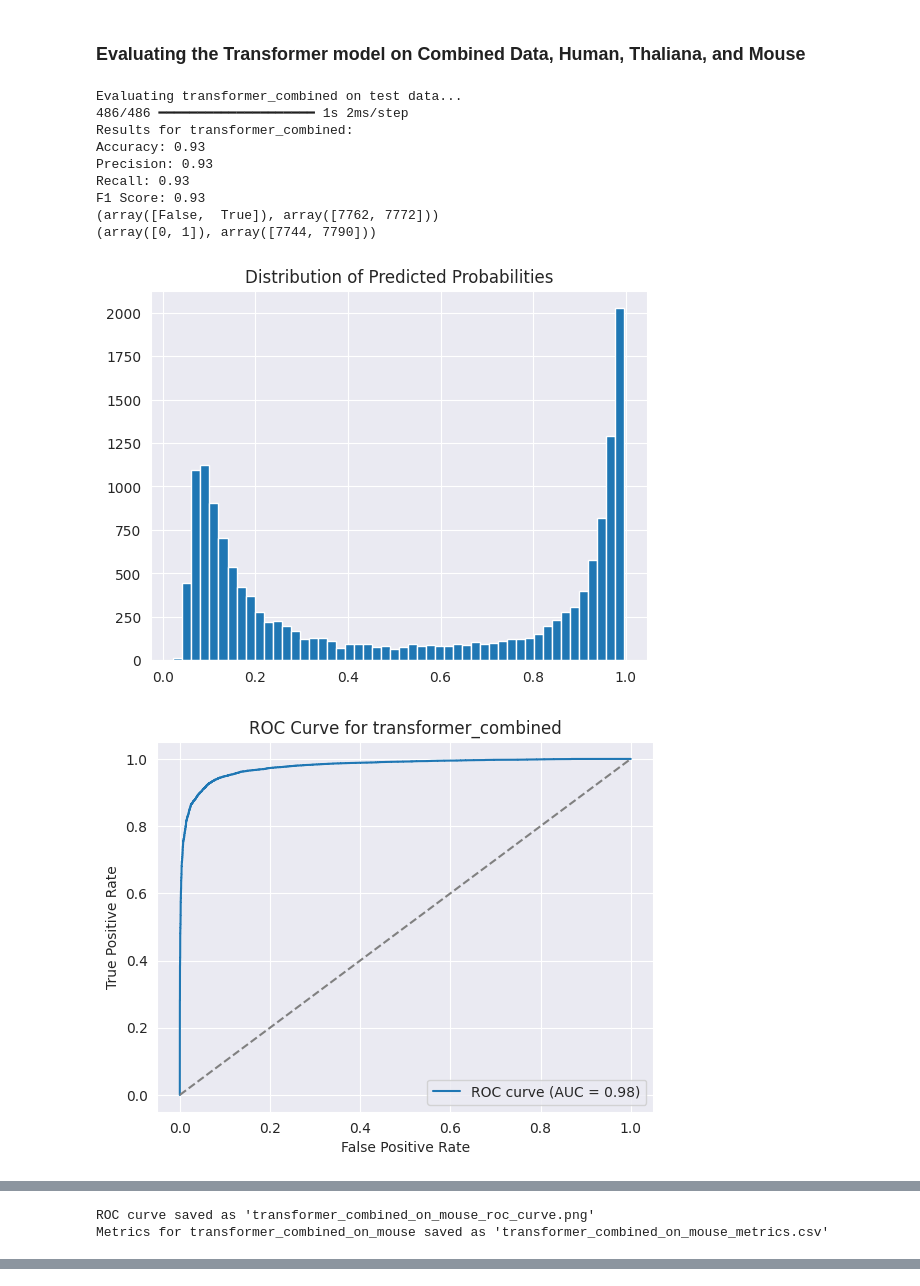
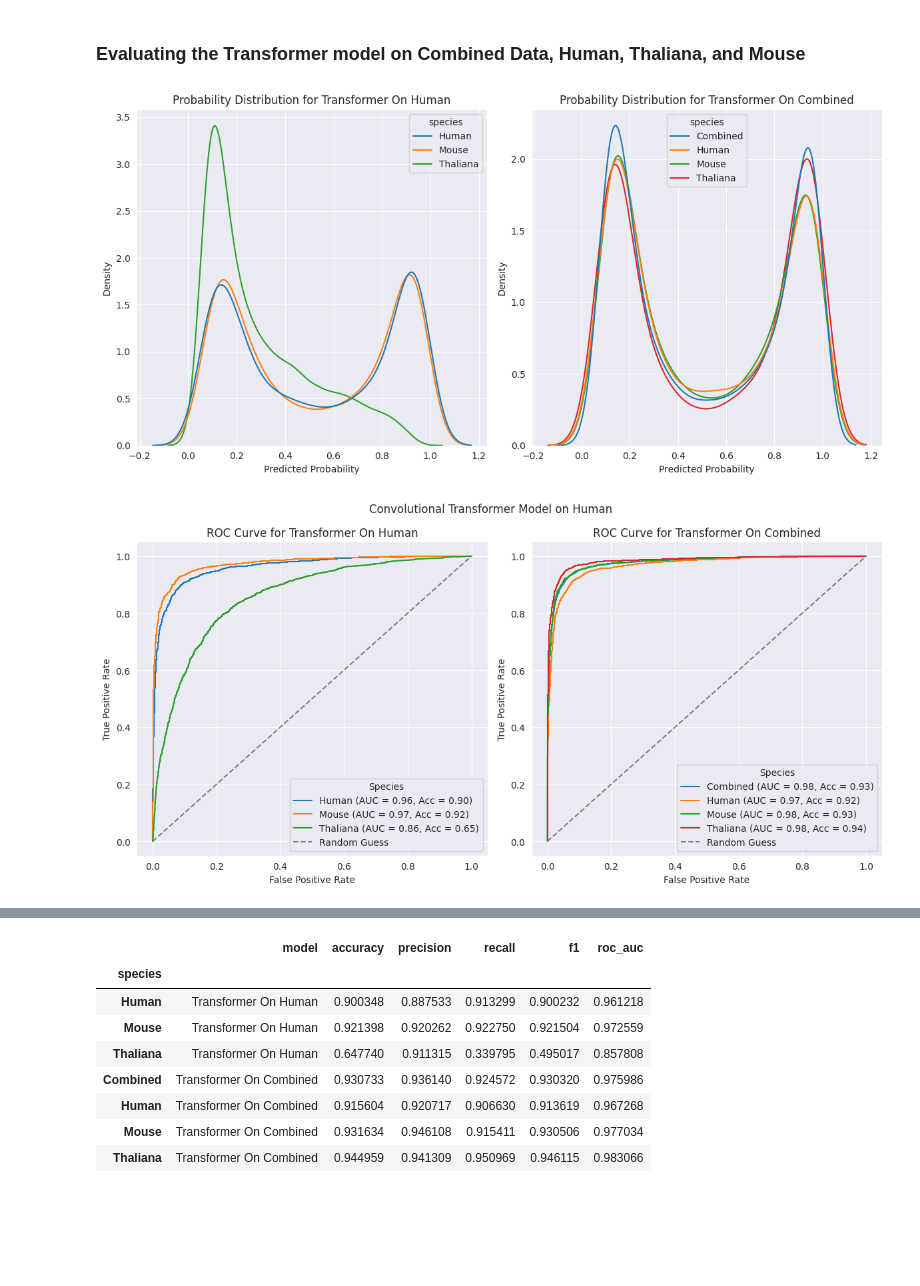
Before and after one commit to Jorjorian/PromoterKmers, a Jupyter notebook: ProjectDraft2.ipynb, the cells around one changed output, grey strips where cells are left out. Drawn from its saved outputs; the diff is of its cells as text; code cells hidden in the pictures; blank space fills up the shorter version.

```diff
--- a/ProjectDraft2.ipynb
+++ b/ProjectDraft2.ipynb
@@ -645,10 +649,20 @@ Failed to convert elements of <DynamicRaggedShape lengths=[None, None] num_row_p
 # %% [markdown]
 ### Evaluating Kmer models on Human, Thaliana, and Mouse
 # %%
-# Evaluate the models on the test sets
-for model, model_name in zip(kmer_models, kmer_model_names):
-    print(f"Evaluating model {model_name}...")
-    evaluate_model(model, train_test_splits['Human']['x_test'], train_test_splits['Human']['y_test'], model_name+'_human')
-    evaluate_model(model, train_test_splits['Thaliana']['x_test'], train_test_splits['Thaliana']['y_test'], model_name+'_human_on_thaliana')
-    evaluate_model(model, train_test_splits['Mouse']['x_test'], train_test_splits['Mouse']['y_test'], model_name+'_human_on_mouse')
+import matplotlib.pyplot as plt
+model_metrics = []
+fig, axes = plt.subplots(2, 2, figsize=(12, 10))
+axes = axes.flatten()
+model_metrics = []
+for idx, (model, model_name) in enumerate(zip(kmer_models, kmer_model_names)):
+    ax_roc = axes[idx]
+    model_metrics.append(evaluate_model(model,['Human', 'Mouse', 'Thaliana'],train_test_splits, model_name + ' On Human',probability=False,  ax_roc=ax_roc))
+    ax_roc.set_title(f"{model_name} ROC Curve")
+
+fig.suptitle('Kmer Count Comparison for Multilayered Perception on Human Data')
+plt.tight_layout()
+plt.savefig("human_kmer_mlp_roc.png")
+model_metrics = pd.concat(model_metrics)
+plt.show()
+model_metrics
 # %% [output]
@@ -829,5 +781,5 @@ def prepare_dna_data(data_dict, max_length):
 # training the model on human data, with k=1
 x_train, x_val, max_length, vocab_size = prepare_dna_data(train_test_splits['Human'], 350)
 transformer_model = create_embedding_model_with_transformer(max_length, vocab_size, embedding_dim=64)
-transformer_model.fit(x_train,  validation_data=x_val, epochs=20, callbacks=[early_stopping, lr_scheduler, model_checkpoint])
+transformer_model.fit(x_train,  validation_data=x_val, epochs=20, callbacks=[early_stopping, lr_scheduler, model_checkpoint],verbose=0)
 # %% [output]
@@ -935,6 +807,7 @@ Metrics for transformer_human_on_mouse saved as 'transformer_human_on_mouse_metr
 # %%
 # training the model on combined data
+transformer_model.save('attention_model.keras')
 x_train, x_val, max_length, vocab_size = prepare_dna_data(train_test_splits['Combined'], 350)
 combined_transformer_model = create_embedding_model_with_transformer(max_length, vocab_size, embedding_dim=64)
-combined_transformer_model.fit(x_train,  validation_data=x_val, epochs=20, callbacks=[early_stopping, lr_scheduler, model_checkpoint])
+combined_transformer_model.fit(x_train,  validation_data=x_val, epochs=20, callbacks=[early_stopping, lr_scheduler, model_checkpoint],verbose=0)
 # %% [output]
@@ -960,19 +817,20 @@ Epoch 11/20
 ### Evaluating the Transformer model on Combined Data, Human, Thaliana, and Mouse
 # %%
 # Evaluate the model on the test sets
-evaluate_model(combined_transformer_model, train_test_splits['Combined']['x_test'], train_test_splits['Combined']['y_test'], 'transformer_combined', max_length=max_length, attention=True)
-evaluate_model(combined_transformer_model, train_test_splits['Human']['x_test'], train_test_splits['Human']['y_test'], 'transformer_combined_on_human', max_length=max_length, attention=True)
-evaluate_model(combined_transformer_model, train_test_splits['Thaliana']['x_test'], train_test_splits['Thaliana']['y_test'], 'transformer_combined_on_thaliana', max_length=max_length, attention=True)
-evaluate_model(combined_transformer_model, train_test_splits['Mouse']['x_test'], train_test_splits['Mouse']['y_test'], 'transformer_combined_on_mouse', max_length=max_length, attention=True)
+# Evaluate the model on the test sets
+fig_prob, ax_prob = plt.subplots(1, 2, figsize=(12, 6))
+fig_roc, ax_roc = plt.subplots(1, 2, figsize=(12, 6))
+transformer_metrics = []
+transformer_metrics.append(evaluate_model(transformer_model, ['Human', 'Mouse', 'Thaliana'], train_test_splits, 'Transformer On Human', max_length=max_length, attention=True, ax_prob=ax_prob[0], ax_roc=ax_roc[0]));
+transformer_metrics.append(evaluate_model(combined_transformer_model, ['Combined', 'Human', 'Mouse', 'Thaliana'], train_test_splits, 'Transformer On Combined', max_length=max_length, attention=True, ax_prob=ax_prob[1], ax_roc=ax_roc[1]))
+fig_roc.suptitle('Convolutional Transformer Model on Human ')
+fig_prob.tight_layout()
+fig_roc.tight_layout()
+fig_prob.savefig("transformer_probabilities_comparison.png")
+fig_roc.savefig("transformer_roc_comparison.png")
+plt.show()
+consolidated_metrics_df = pd.concat(transformer_metrics)
+consolidated_metrics_df
 # %% [output]
-Evaluating transformer_combined on test data...
-486/486 ━━━━━━━━━━━━━━━━━━━━ 1s 2ms/step
-Results for transformer_combined:
-Accuracy: 0.93
-Precision: 0.93
-Recall: 0.93
-F1 Score: 0.93
-(array([False,  True]), array([7762, 7772]))
-(array([0, 1]), array([7744, 7790]))
-[figure, old version]
+[figure, new version]
-[figure, old version]
+[figure, new version]
@@ -1018,2 +836,0 @@ F1 Score: 0.95
-ROC curve saved as 'transformer_combined_on_mouse_roc_curve.png'
-Metrics for transformer_combined_on_mouse saved as 'transformer_combined_on_mouse_metrics.csv'
@@ -1027,0 +837,9 @@ Metrics for transformer_combined_on_mouse saved as 'transformer_combined_on_mous
+|  | model | accuracy | precision | recall | f1 | roc_auc |
+| species |  |  |  |  |  |  |
+| Human | Transformer On Human | 0.900348 | 0.887533 | 0.913299 | 0.900232 | 0.961218 |
+| Mouse | Transformer On Human | 0.921398 | 0.920262 | 0.922750 | 0.921504 | 0.972559 |
+| Thaliana | Transformer On Human | 0.647740 | 0.911315 | 0.339795 | 0.495017 | 0.857808 |
+| Combined | Transformer On Combined | 0.930733 | 0.936140 | 0.924572 | 0.930320 | 0.975986 |
+| Human | Transformer On Combined | 0.915604 | 0.920717 | 0.906630 | 0.913619 | 0.967268 |
+| Mouse | Transformer On Combined | 0.931634 | 0.946108 | 0.915411 | 0.930506 | 0.977034 |
+| Thaliana | Transformer On Combined | 0.944959 | 0.941309 | 0.950969 | 0.946115 | 0.983066 |
```
Also changed, not shown: parts of 37 cells of this notebook, 27 other files.
